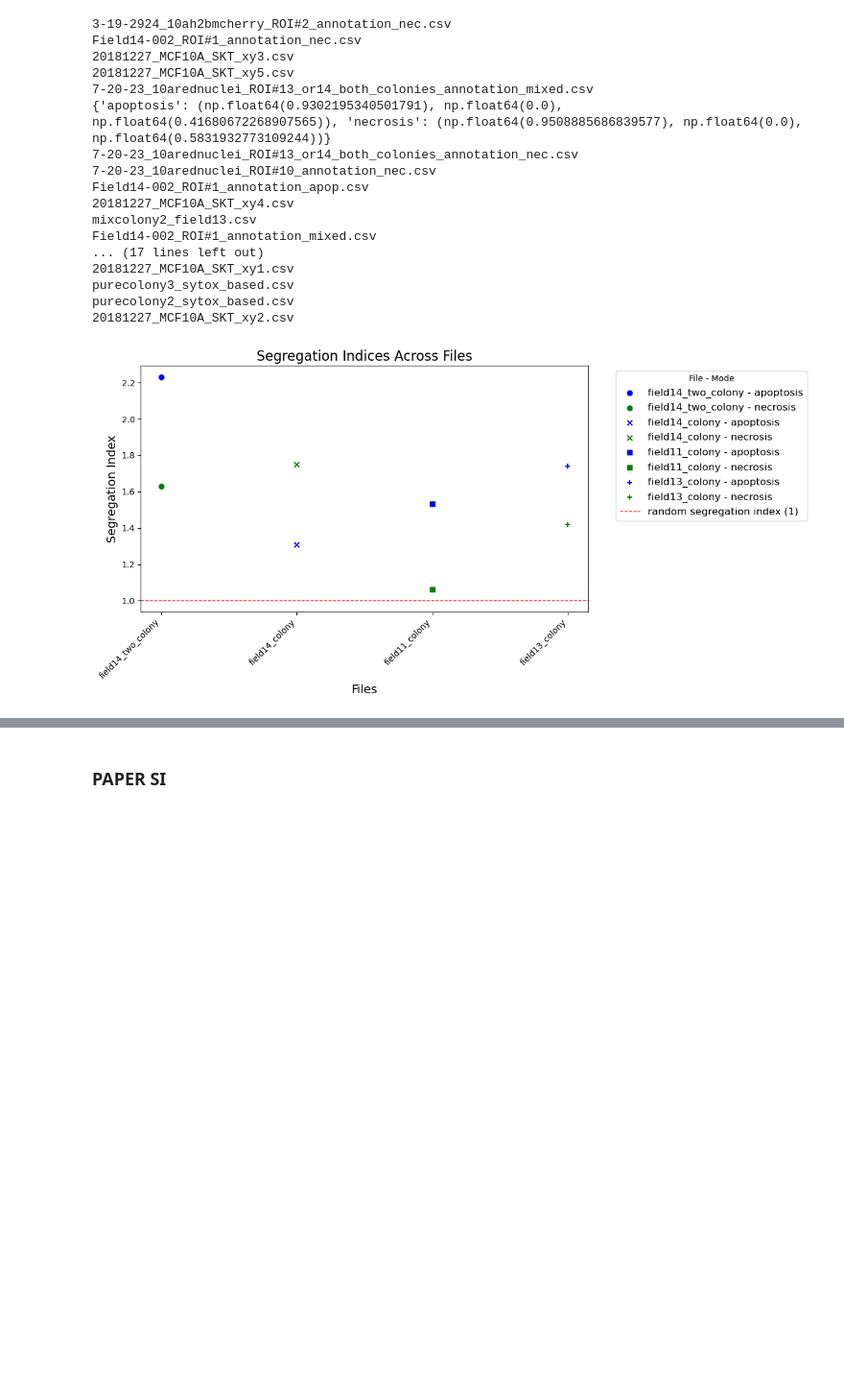
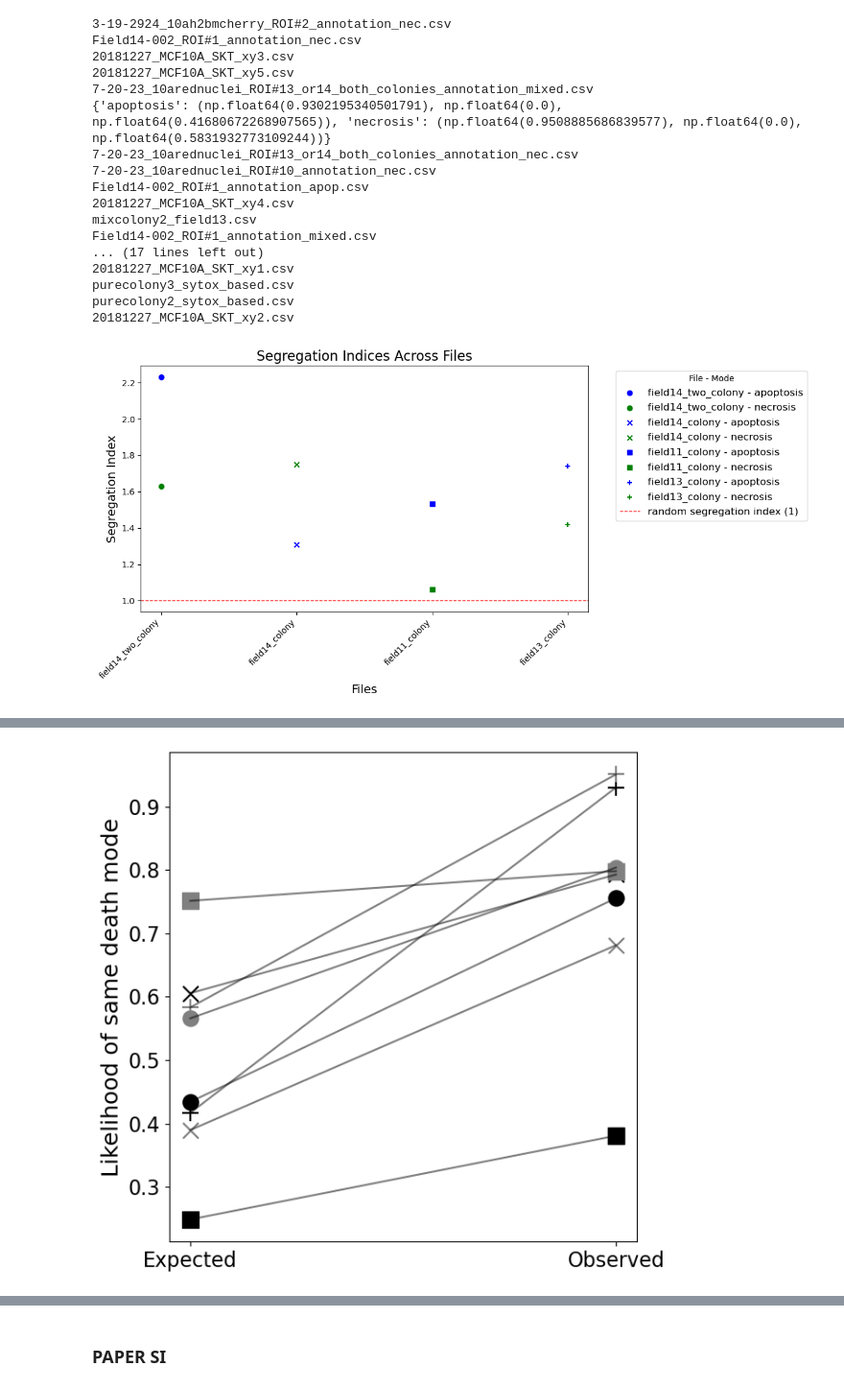
Before and after one commit to esraan/CellDeathSpreading, a Jupyter notebook: notebooks/Exp7.ipynb, the cells around one changed output, grey strips where cells are left out. Shown at 96% size. Saved outputs shown, nothing was run; the diff lists cells and outputs as text; code cells hidden in the pictures; blank space fills up the shorter version.

```diff
--- a/notebooks/Exp7.ipynb
+++ b/notebooks/Exp7.ipynb
@@ -908,9 +921,12 @@ def plot_segregation_indices(res):
 # %%
 
 import os  # Ensure os module is imported
-
+per_5 = {}
 # single_exp_full_paths = '/sise/assafzar-group/assafzar/Esraa/SalJyoPaperFiles/csv_files_minutes_microns_sytox/'
-res = {}
+res_si = {}
+res_ob = {}
+p_values = {}
+expected_lik = {}
 for idx, file in enumerate(os.listdir(single_exp_full_paths)):
     print(file)
     if '_mixed' not in file:
@@ -923,8 +939,13 @@ for idx, file in enumerate(os.listdir(single_exp_full_paths)):
     segregation_index = SegregationIdx(cells_loci, death_modes, 1000, dist_threshold, filter_neighbors_by_distance=True, neighbors_level=1, stats_to_calculate="mean")
     seg_res_dict = segregation_index.get_segregation_index()
     distr_dict = segregation_index.permuted_si
+    new_file = file
     print(seg_res_dict)
-    res[file] = {key: ((value[0] / value[2]), value[1]) for key, value in seg_res_dict.items() if key in ('apoptosis', 'necrosis')}
+    per_5[file] = {key: np.percentile(sorted(value),95) for key, value in distr_dict.items() if key in ('apoptosis', 'necrosis')}
+    res_si[file] = {key: ((value[0] / value[2]), value[1]) for key, value in seg_res_dict.items() if key in ('apoptosis', 'necrosis')}
+    res_ob[file] =  {key: (value[0]) for key, value in seg_res_dict.items() if key in ('apoptosis', 'necrosis')}
+    p_values[file] = {key: (value[1]) for key, value in seg_res_dict.items() if key in ('apoptosis', 'necrosis')}
+    expected_lik[file] = {key: (value[2]) for key, value in seg_res_dict.items() if key in ('apoptosis', 'necrosis')}
 
 new_res = {
     '7-20-23_10arednuclei_ROI#13_or14_both_colonies_annotation_mixed.csv': 'field14_two_colony',
@@ -932,7 +953,7 @@ new_res = {
     '7-20-23_10arednuclei_ROI#10_annotation_mixed.csv': "field11_colony",
     'field13_crop-001_ROI#1_annotation_mixed.csv': 'field13_colony'
 }
-plot_res_dict = {new_res.get(key, key): value for key, value in res.items()}  # Provide default key if not found
+plot_res_dict = {new_res.get(key, key): value for key, value in res_si.items()}  # Provide default key if not found
 
 import matplotlib.pyplot as plt
 
@@ -962,0 +1041,31 @@ purecolony2_sytox_based.csv
+# %%
+custom_palette = {'apoptosis': 'black', 'necrosis': 'darkgrey'}
+# %%
+# Prepare data for plotting
+x_expected = [0] * len(df)  # Expected is always at x=0
+x_observed = [1] * len(df)  # Observed is always at x=1
+y_values = df['Observed'].tolist()  # Actual observed values for y-axis
+colors = [custom_palette[mode] for mode in df['Mode']]  # Color based on mode
+markers = [origin_marker_dict[origin] for origin in df['Origin']]  # Marker based on origin
+
+# Plot
+plt.figure(figsize=(6, 6))
+
+for i in range(len(df)):
+    # Line connecting observed and expected
+    plt.plot([x_expected[i], x_observed[i]], [df['Expected'].iloc[i], y_values[i]], color='k', alpha=0.5)
+    # Observed point
+    plt.scatter(x_observed[i], y_values[i], color=colors[i], marker=markers[i], s=150, label='Observed' if i == 0 else "")
+    # Expected point
+    plt.scatter(x_expected[i], df['Expected'].iloc[i], color=colors[i], marker=markers[i], s=150, label='Expected' if i == 0 else "")
+
+# Formatting
+plt.xticks([0.0, 1.0], ['Expected', 'Observed'], fontsize=16)
+plt.yticks(fontsize=16)
+plt.ylabel("Likelihood of same death mode", fontsize=18)
+# plt.title("Observed vs Expected Values", fontsize=16)
+plt.grid(False)
+plt.tight_layout()
+plt.show()
+# %% [output]
+[figure, added]
```
Also changed, not shown: parts of 10 cells of this notebook, 22 other files.
